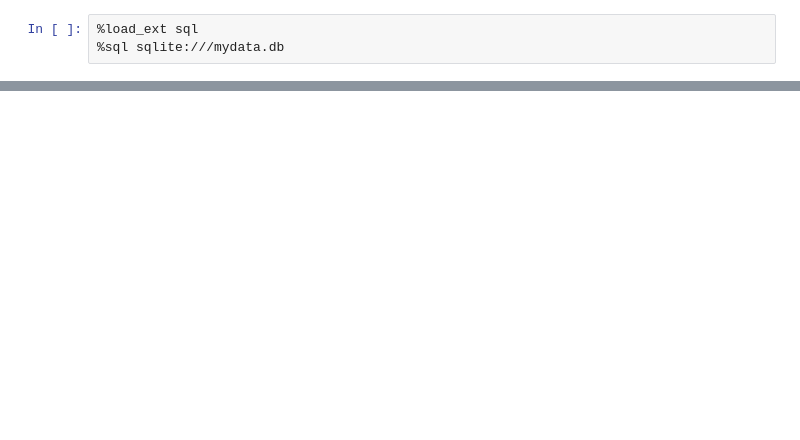
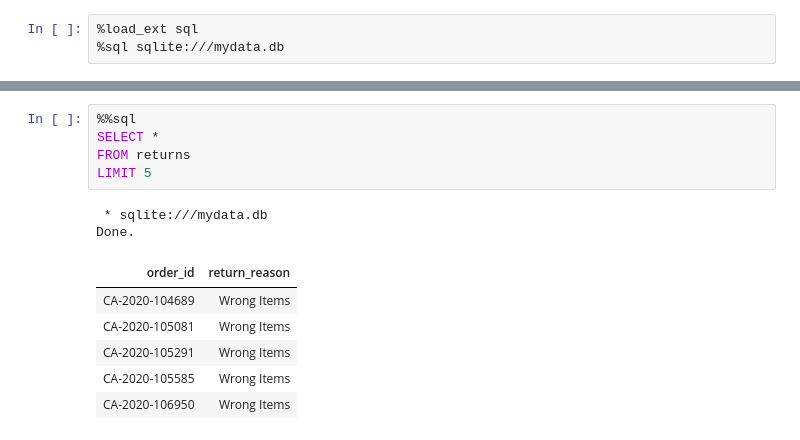
Before and after one commit to sandipanpaul21/SQL_End2End, a Jupyter notebook: 01_SQL_Basics.ipynb, the cells around one changed output, grey strips where cells are left out. Saved outputs shown, nothing was run; the diff lists cells and outputs as text; blank space fills up the shorter version.

```diff
--- a/01_SQL_Basics.ipynb
+++ b/01_SQL_Basics.ipynb
@@ -15,3 +15,17 @@ Done.
 | 1366.0 | US-2021-155425 | 2021-11-10 | 2021-11-11 | First Class | AB-10600 | Ann Blume | Corporate | United States | Tucson | ... |
 | 1367.0 | US-2021-155425 | 2021-11-10 | 2021-11-11 | First Class | AB-10600 | Ann Blume | Corporate | United States | Tucson | ... |
 | 1368.0 | US-2021-155425 | 2021-11-10 | 2021-11-11 | First Class | AB-10600 | Ann Blume | Corporate | United States | Tucson | ... |
+# %%
+%%sql
+SELECT *
+FROM returns
+LIMIT 5
+# %% [output]
+ * sqlite:///mydata.db
+Done.
+| order_id | return_reason |
+| CA-2020-104689 | Wrong Items |
+| CA-2020-105081 | Wrong Items |
+| CA-2020-105291 | Wrong Items |
+| CA-2020-105585 | Wrong Items |
+| CA-2020-106950 | Wrong Items |
```
Also changed, not shown: 3 other files.
